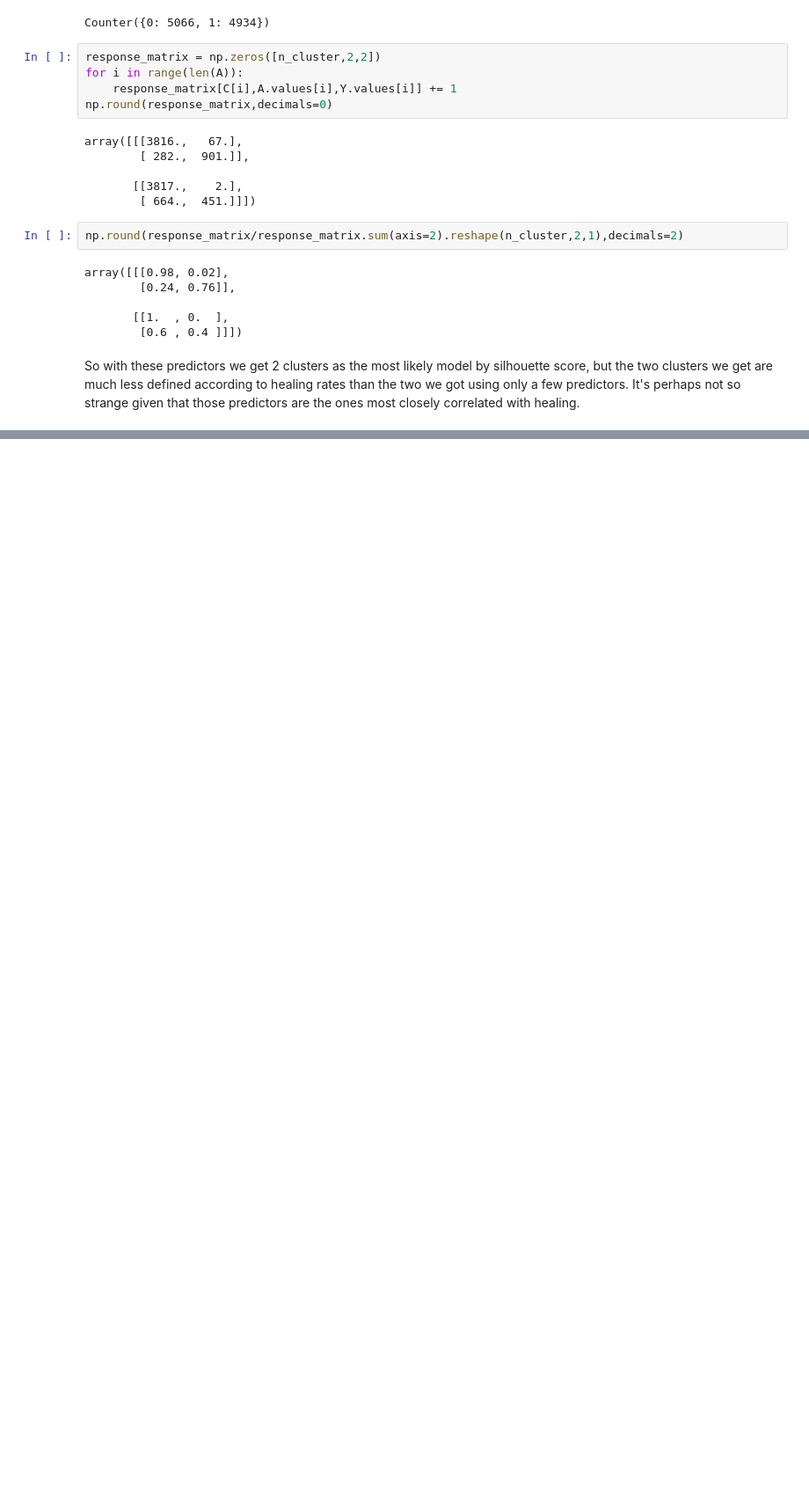
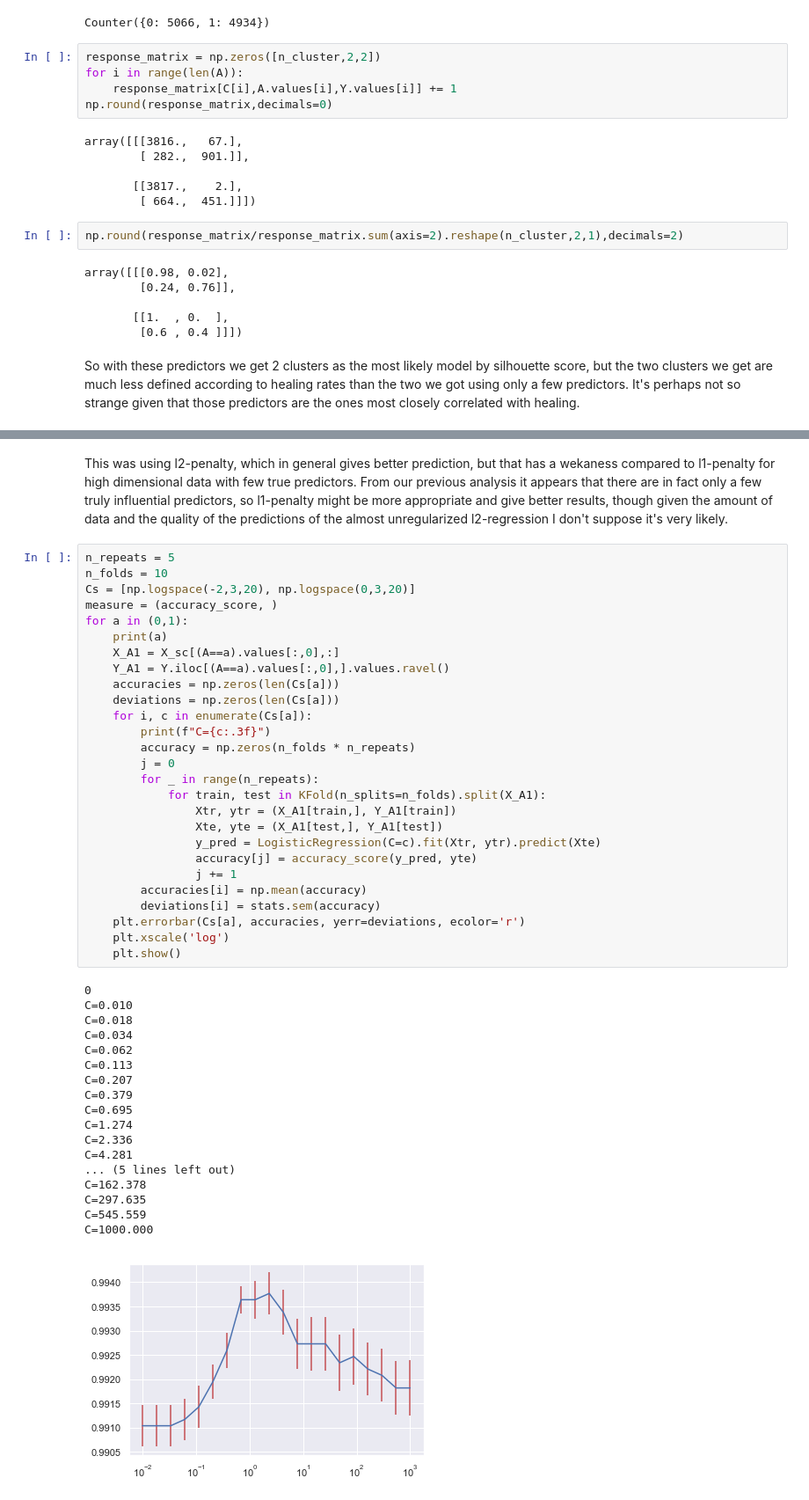
Before and after one commit to aleksaw/ml-society-science, a Jupyter notebook: src/project-2/Project2-submission.ipynb, the cells around one changed output, grey strips where cells are left out. Shown: that part at 88% size. Cells and saved outputs as stored; diff of their text form; blank space fills up the shorter version.

```diff
--- a/src/project-2/Project2-submission.ipynb
+++ b/src/project-2/Project2-submission.ipynb
@@ -687,0 +851,48 @@ So with these predictors we get 2 clusters as the most likely model by silhouett
+# %% [markdown]
+This was using l2-penalty, which in general gives better prediction, but that has a wekaness compared to l1-penalty for high dimensional data with few true predictors. From our previous analysis it appears that there are in fact only a few truly influential predictors, so l1-penalty might be more appropriate and give better results, though given the amount of data and the quality of the predictions of the almost unregularized l2-regression I don't suppose it's very likely.
+# %%
+n_repeats = 5
+n_folds = 10
+Cs = [np.logspace(-2,3,20), np.logspace(0,3,20)]
+measure = (accuracy_score, )
+for a in (0,1):
+    print(a)
+    X_A1 = X_sc[(A==a).values[:,0],:]
+    Y_A1 = Y.iloc[(A==a).values[:,0],].values.ravel()
+    accuracies = np.zeros(len(Cs[a]))
+    deviations = np.zeros(len(Cs[a]))
+    for i, c in enumerate(Cs[a]):
+        print(f"C={c:.3f}")
+        accuracy = np.zeros(n_folds * n_repeats)
+        j = 0
+        for _ in range(n_repeats):
+            for train, test in KFold(n_splits=n_folds).split(X_A1):
+                Xtr, ytr = (X_A1[train,], Y_A1[train])
+                Xte, yte = (X_A1[test,], Y_A1[test])
+                y_pred = LogisticRegression(C=c).fit(Xtr, ytr).predict(Xte)
+                accuracy[j] = accuracy_score(y_pred, yte)
+                j += 1
+        accuracies[i] = np.mean(accuracy)
+        deviations[i] = stats.sem(accuracy)
+    plt.errorbar(Cs[a], accuracies, yerr=deviations, ecolor='r')
+    plt.xscale('log')
+    plt.show()
+# %% [output]
+0
+C=0.010
+C=0.018
+C=0.034
+C=0.062
+C=0.113
+C=0.207
+C=0.379
+C=0.695
+C=1.274
+C=2.336
+C=4.281
+... (5 lines left out)
+C=162.378
+C=297.635
+C=545.559
+C=1000.000
+[figure, added]
```
Also changed, not shown: parts of 27 cells of this notebook.
